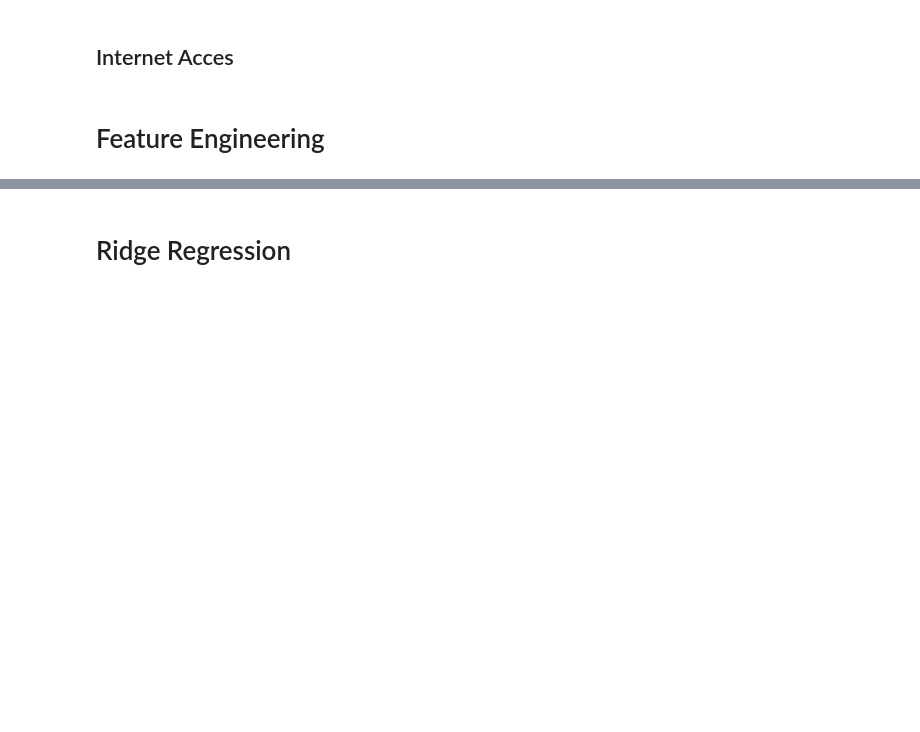
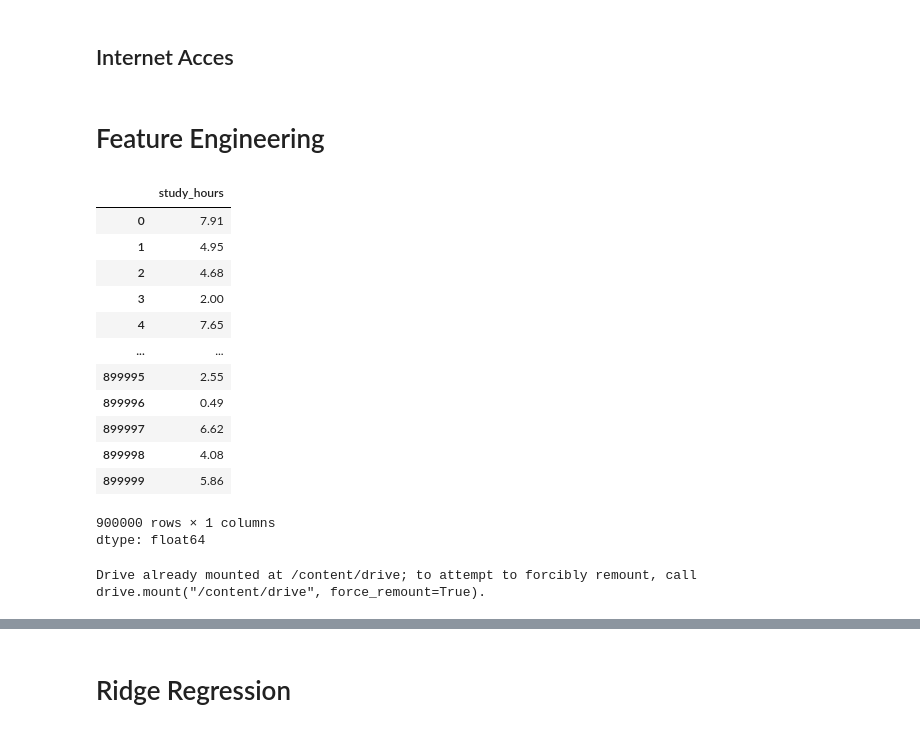
Before and after one commit to gavrilovAlikhan/ML-Practice, a Jupyter notebook: Student Scores/student_scores.ipynb, the cells around one changed output, grey strips where cells are left out. Drawn from its saved outputs; the diff is of its cells as text; code cells hidden in the pictures; blank space fills up the shorter version.

```diff
--- a/Student Scores/student_scores.ipynb
+++ b/Student Scores/student_scores.ipynb
@@ -62,6 +62,16 @@ TARGET = "exam_score"
 N_SPLITS = 5
 SEED = 42
 eps = 1e-5
+
+def check_environment():
+    try:
+        import google.colab
+        env = "colab"
+    except ImportError:
+        env = "local"
+    return env
+
+ENVIRONMENT = check_environment()
 
 non_relevant_columns = ['id', 'source']
 
@@ -100,4 +110,4 @@ def load_data(option: str="local"):
 
   return train_df, test_df, df
 # %%
-df_train, _, df = load_data(option='local')
+df_train, _, df = load_data(option=ENVIRONMENT)
@@ -285,4 +362,21 @@ plt.tight_layout()
 # Feature Engineering
 # %%
 df.head()
+# %%
+df['study_hours']
+# %% [output]
+|  | study_hours |
+| 0 | 7.91 |
+| 1 | 4.95 |
+| 2 | 4.68 |
+| 3 | 2.00 |
+| 4 | 7.65 |
+| ... | ... |
+| 899995 | 2.55 |
+| 899996 | 0.49 |
+| 899997 | 6.62 |
+| 899998 | 4.08 |
+| 899999 | 5.86 |
+900000 rows × 1 columns
+dtype: float64
 # %%
@@ -322,6 +431,8 @@ def feature_engineering(fdf: pd.DataFrame) -> pd.DataFrame:
         print(f"{i}: {c}")
     return df
 # %%
-_, _, df = load_data()
+_, _, df = load_data(option=ENVIRONMENT)
+# %% [output]
+Drive already mounted at /content/drive; to attempt to forcibly remount, call drive.mount("/content/drive", force_remount=True).
 # %%
 df = feature_engineering(df)
```
Also changed, not shown: parts of 21 cells of this notebook, 1 other file.
